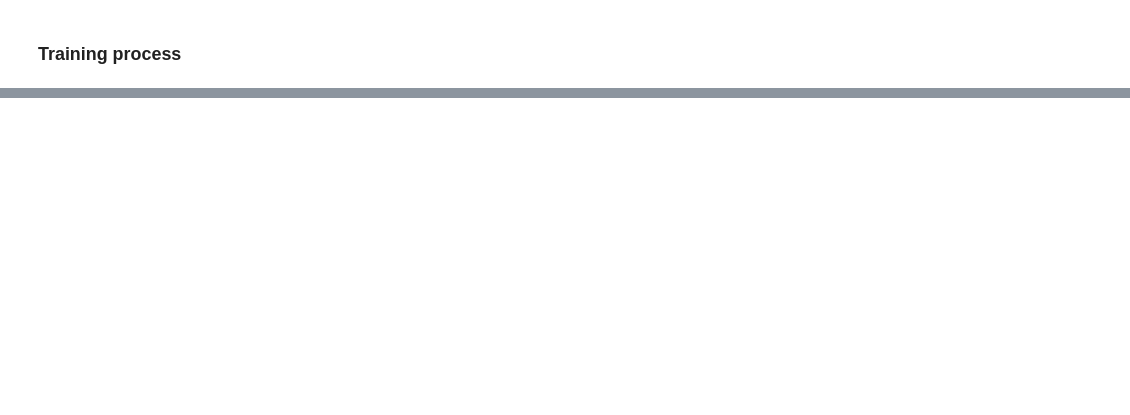
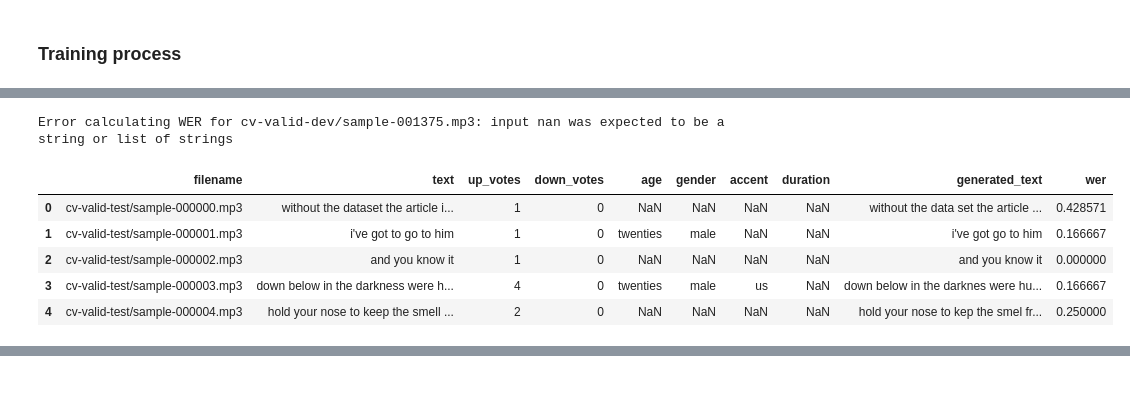
Before and after one commit to enlihhhhh/enlih-htx-technical-test, a Jupyter notebook: asr-train/cv-train-2a.ipynb, the cells around one changed output, grey strips where cells are left out. Saved outputs shown, nothing was run; the diff lists cells and outputs as text; code cells hidden in the pictures; blank space fills up the shorter version.

```diff
--- a/asr-train/cv-train-2a.ipynb
+++ b/asr-train/cv-train-2a.ipynb
@@ -187,0 +313,10 @@ processor = Wav2Vec2Processor(feature_extractor=feature_extractor, tokenizer=tok
+# %%
+import IPython.display as ipd
+
+# Load a random file
+rand_int = random.randint(0, len(common_voice["train"]))
+_, sample_rate = sf.read(common_voice["train"][rand_int]["audio"]['path'])
+
+print("Sample Rate:", sample_rate, "kHz")
+print("Transcription:", common_voice["train"][rand_int]["text"])
+ipd.Audio(data=np.asarray(common_voice["train"][rand_int]["audio"]["array"]), autoplay=True, rate=16000)
@@ -555,0 +879,10 @@ trainer.state.log_history
+# %%
+# My Hugging Face Hub model name
+MY_MODEL_NAME = "enlihhhhh/wav2vec2-large-960h-cv"
+
+# Load the fine-tuned model and processor
+processor = Wav2Vec2Processor.from_pretrained(MY_MODEL_NAME)
+model = Wav2Vec2ForCTC.from_pretrained(MY_MODEL_NAME)
+
+# Move model to GPU if available
+model.to(device)
@@ -555,0 +926,5 @@ trainer.state.log_history
+# %%
+# Read in the test dataset
+dev_common_voice = pd.read_csv("data/cv-valid-dev.csv")
+eval_common_voice = pd.read_csv("data/cv-valid-test.csv")
+eval_common_voice.head()
@@ -555,0 +971,4 @@ trainer.state.log_history
+# %%
+# Convert the generated text into lowercase
+eval_common_voice["generated_text"] = eval_common_voice["generated_text"].str.lower()
+eval_common_voice.head()
@@ -555,0 +982,24 @@ trainer.state.log_history
+# %%
+# Function to calculate the Word Error Rate (WER)
+def calculate_wer(row):
+    try:
+        # Calculate the WER
+        wer = jiwer.wer(row["text"], row["generated_text"])
+        return wer
+    except Exception as e:
+        print(f"Error calculating WER for {row['filename']}: {str(e)}")
+        return None
+
+# Calculate the WER for each row for the eval dataset and dev dataset
+eval_common_voice["wer"] = eval_common_voice.apply(calculate_wer, axis=1)
+dev_common_voice["wer"] = dev_common_voice.apply(calculate_wer, axis=1)
+
+eval_common_voice.head()
+# %% [output]
+Error calculating WER for cv-valid-dev/sample-001375.mp3: input nan was expected to be a string or list of strings
+|  | filename | text | up_votes | down_votes | age | gender | accent | duration | generated_text | wer |
+| 0 | cv-valid-test/sample-000000.mp3 | without the dataset the article i... | 1 | 0 | NaN | NaN | NaN | NaN | without the data set the article ... | 0.428571 |
+| 1 | cv-valid-test/sample-000001.mp3 | i've got to go to him | 1 | 0 | twenties | male | NaN | NaN | i've got go to him | 0.166667 |
+| 2 | cv-valid-test/sample-000002.mp3 | and you know it | 1 | 0 | NaN | NaN | NaN | NaN | and you know it | 0.000000 |
+| 3 | cv-valid-test/sample-000003.mp3 | down below in the darkness were h... | 4 | 0 | twenties | male | us | NaN | down below in the darknes were hu... | 0.166667 |
+| 4 | cv-valid-test/sample-000004.mp3 | hold your nose to keep the smell ... | 2 | 0 | NaN | NaN | NaN | NaN | hold your nose to kep the smel fr... | 0.250000 |
```
Also changed, not shown: parts of 96 cells of this notebook, 10 other files.
